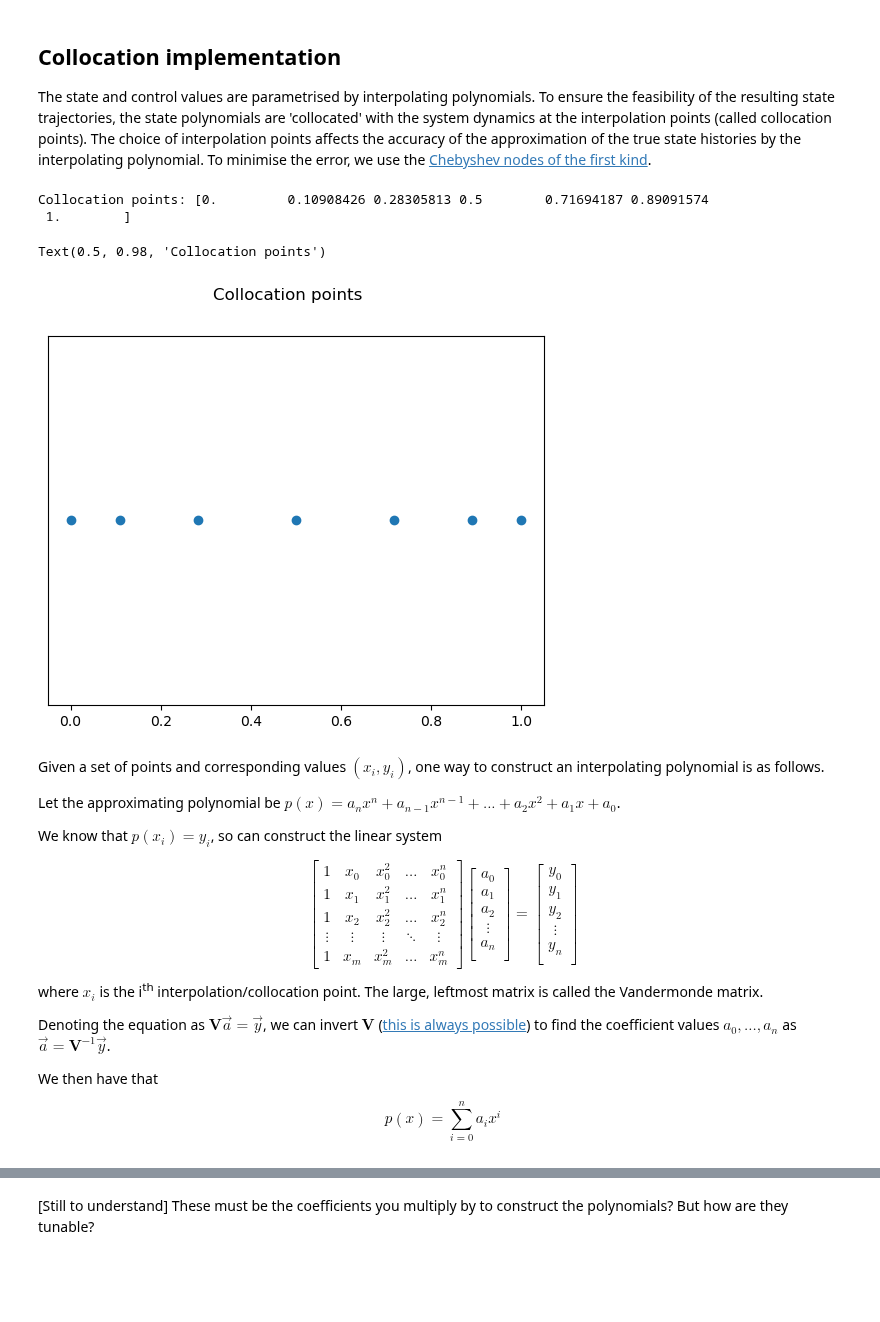
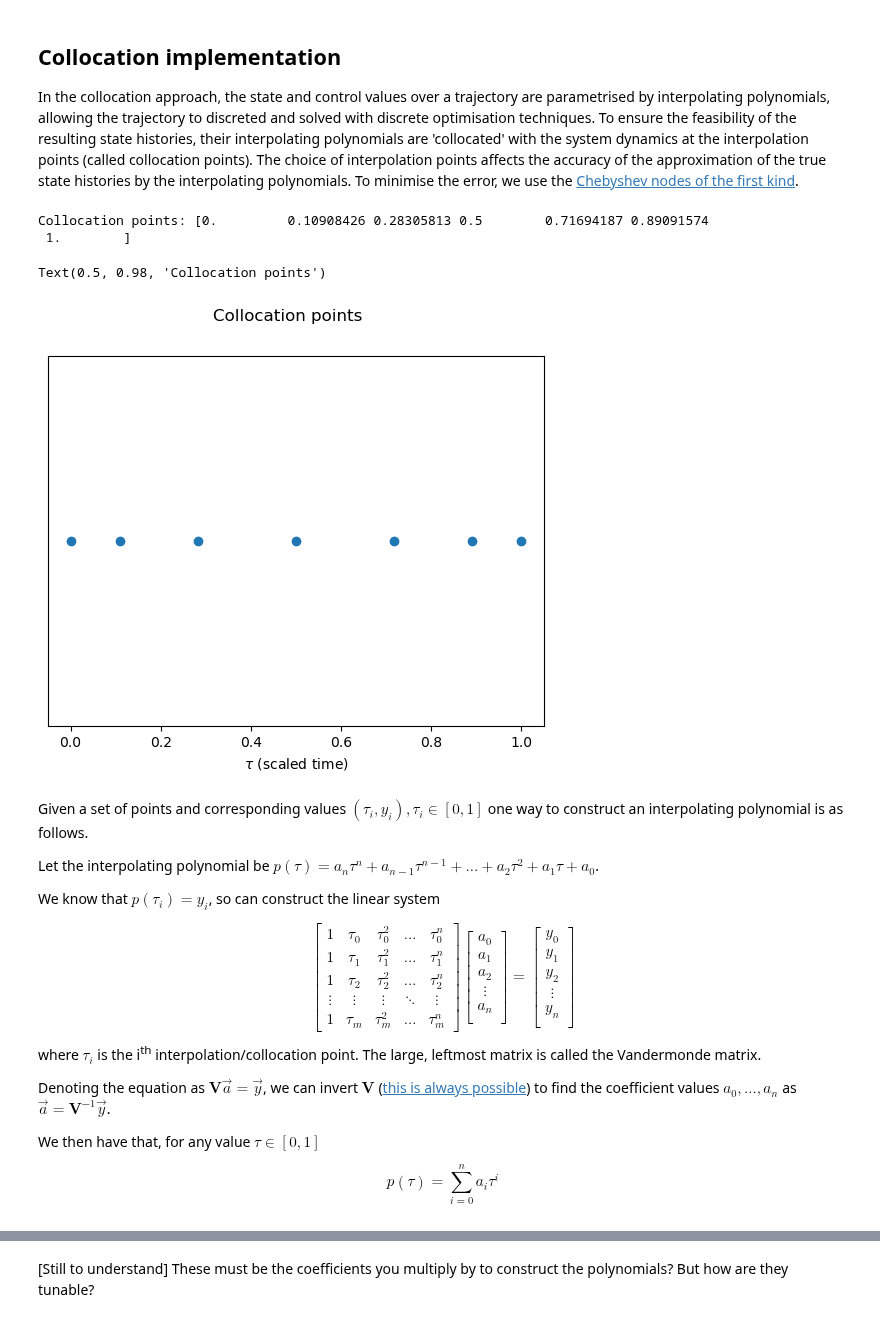
Before and after one commit to arthurrichards77/smply, a Jupyter notebook: collocation.ipynb, the cells around one changed output, grey strips where cells are left out. Drawn from its saved outputs; the diff is of its cells as text; code cells hidden in the pictures; blank space fills up the shorter version.

```diff
--- a/collocation.ipynb
+++ b/collocation.ipynb
@@ -46,39 +46,40 @@ sf = (0.7,0.7,-0.5*np.pi)
 # %% [markdown]
 ## Collocation implementation
 
-The state and control values are parametrised by interpolating polynomials. To ensure the feasibility of the resulting state trajectories, the state polynomials are 'collocated' with the system dynamics at the interpolation points (called collocation points). The choice of interpolation points affects the accuracy of the approximation of the true state histories by the interpolating polynomial. To minimise the error, we use the [Chebyshev nodes of the first kind](https://en.wikipedia.org/wiki/Chebyshev_nodes).
+In the collocation approach, the state and control values over a trajectory are parametrised by interpolating polynomials, allowing the trajectory to discreted and solved with discrete optimisation techniques. To ensure the feasibility of the resulting state histories, their interpolating polynomials are 'collocated' with the system dynamics at the interpolation points (called collocation points). The choice of interpolation points affects the accuracy of the approximation of the true state histories by the interpolating polynomials. To minimise the error, we use the [Chebyshev nodes of the first kind](https://en.wikipedia.org/wiki/Chebyshev_nodes).
 # %%
 # Create grid for collocation - Chebyshev nodes
 num_colloc = 7 # 18
 colloc_dist = 0.5 - 0.5*np.cos([(2*k+1)*np.pi/(2*num_colloc) for k in range(num_colloc)])
 colloc_dist[0] = 0.0
 colloc_dist[-1] = 1.0
 
 print(f"Collocation points: {colloc_dist}")
 
 fig, ax = plt.subplots()
 ax.scatter(colloc_dist, np.zeros(colloc_dist.size))
 ax.set_yticks([])
+ax.set_xlabel(r'$\tau$ (scaled time)')
 fig.suptitle("Collocation points")
 # %% [output]
 Collocation points: [0.         0.10908426 0.28305813 0.5        0.71694187 0.89091574
  1.        ]
 Text(0.5, 0.98, 'Collocation points')
-[figure, old version]
+[figure, new version]
 # %% [markdown]
-Given a set of points and corresponding values $(x_i, y_i)$, one way to construct an interpolating polynomial is as follows.
+Given a set of points and corresponding values $(\tau_i, y_i), \tau_i \in [0, 1]$ one way to construct an interpolating polynomial is as follows.
 
-Let the approximating polynomial be $p(x) = a_n x^n + a_{n-1} x^{n-1} + ... + a_2 x^2 + a_1 x + a_0$.
+Let the interpolating polynomial be $p(\tau) = a_n \tau^n + a_{n-1} \tau^{n-1} + ... + a_2 \tau^2 + a_1 \tau + a_0$.
 
-We know that $p(x_i) = y_i$, so can construct the linear system
+We know that $p(\tau_i) = y_i$, so can construct the linear system
 
-\begin{equation}
+\begin{equation*}
 \begin{bmatrix}
-1 & x_0 & x_0^2 & \dots & x_0^n\\
-1 & x_1 & x_1^2 & \dots & x_1^n\\
-1 & x_2 & x_2^2 & \dots & x_2^n\\
+1 & \tau_0 & \tau_0^2 & \dots & \tau_0^n\\
+1 & \tau_1 & \tau_1^2 & \dots & \tau_1^n\\
+1 & \tau_2 & \tau_2^2 & \dots & \tau_2^n\\
 \vdots & \vdots & \vdots & \ddots &\vdots \\
-1 & x_m & x_m^2 & \dots & x_m^n
+1 & \tau_m & \tau_m^2 & \dots & \tau_m^n
 \end{bmatrix}
 \begin{bmatrix}
 a_0 \\
@@ -94,17 +95,17 @@ y_2 \\
 \vdots \\
 y_n \\
 \end{bmatrix}
-\end{equation}
+\end{equation*}
 
-where $x_i$ is the i<sup>th</sup> interpolation/collocation point. The large, leftmost matrix is called the Vandermonde matrix.
+where $\tau_i$ is the i<sup>th</sup> interpolation/collocation point. The large, leftmost matrix is called the Vandermonde matrix.
 
 Denoting the equation as $\mathbf{V}\vec{a} = \vec{y}$, we can invert $\mathbf{V}$ ([this is always possible](https://en.wikipedia.org/wiki/Vandermonde_matrix)) to find the coefficient values $a_0, ..., a_n$ as $\vec{a} = \mathbf{V}^{-1}\vec{y}$.
 
-We then have that
+We then have that, for any value $\tau \in [0, 1]$
 
-\begin{equation}
-    p(x) = \sum_{i = 0}^n a_i x^i
-\end{equation}
+\begin{equation*}
+    p(\tau) = \sum_{i = 0}^n a_i \tau^i
+\end{equation*}
 # %%
 # Compute the Vandermonde matrix
 coeffs_to_colloc = np.array([colloc_dist**i for i in range(num_colloc)]).T
```
Also changed, not shown: parts of 22 cells of this notebook.
